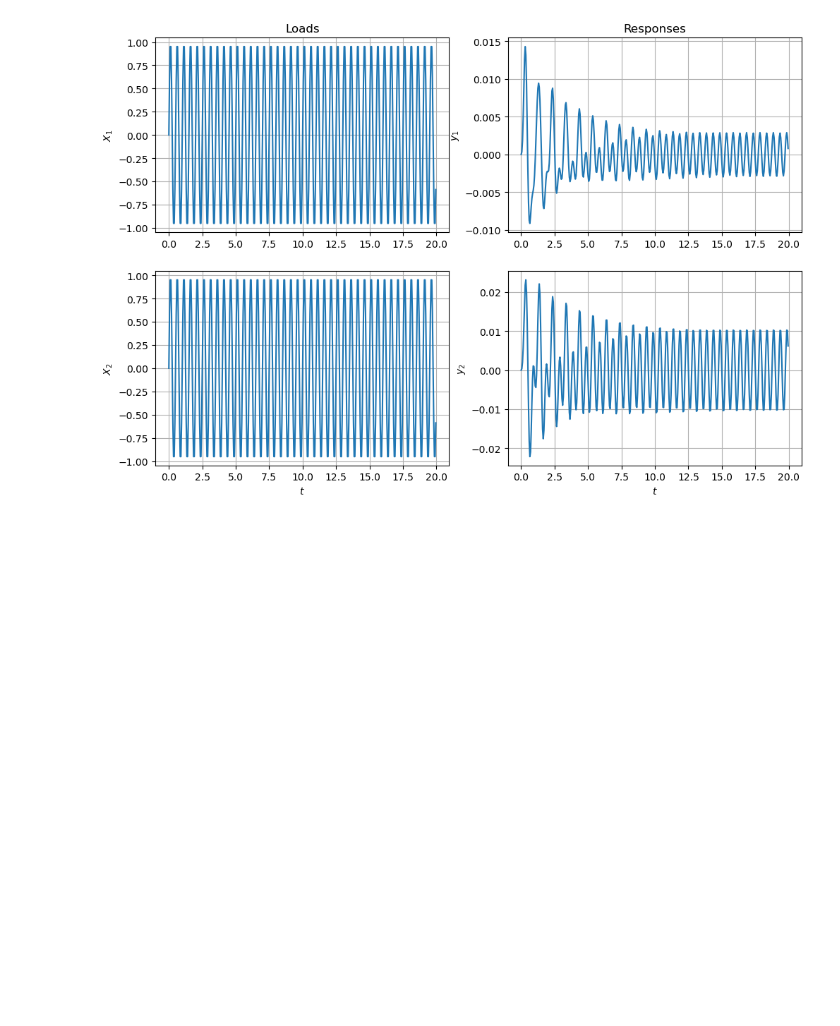
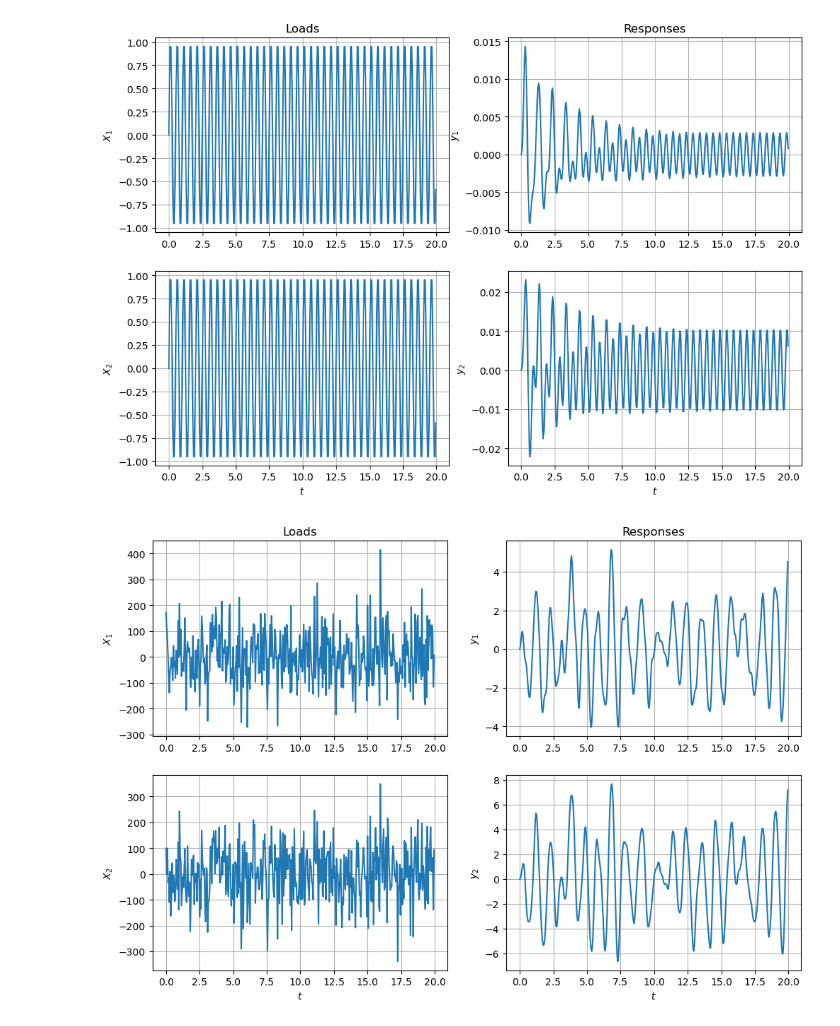
Before and after one commit to akselfenerci/TKT4108StructuralDynamics2, a Jupyter notebook: python/jupyterNotebooks/mdof_example.ipynb, the cells around one changed output. Drawn from its saved outputs; the diff is of its cells as text; code cells hidden in the pictures; blank space fills up the shorter version.

Commit message:
correlation

```diff
--- a/python/jupyterNotebooks/mdof_example.ipynb
+++ b/python/jupyterNotebooks/mdof_example.ipynb
@@ -73,3 +73,45 @@ axs[1,1].set_xlabel('$t$')
 axs[1,1].grid(True)
 # %% [output]
 [figure]
+# %%
+# Now, stochastic
+
+
+rho_X1_X2 = 0.8 # Load correlation coefficient
+stdX1 = 100.0 # Standard deviation X1
+stdX2 = 100.0 # Standard deviation X2
+
+covmX = np.array(([[stdX1**2, rho_X1_X2*stdX1*stdX2], [rho_X1_X2*stdX1*stdX2, stdX2**2]])) # Covariance matrix of the loads
+lam,v = spla.eig(covmX) #Solve eigenvalue problem using scipy
+covmX_modal = np.matmul(np.matmul(v.T,covmX),v) # Transform covariance matrix to uncorrelated space
+
+U = np.vstack((np.random.normal(0, covmX_modal[0,0]**0.5, t.shape[0]),np.random.normal(0, covmX_modal[1,1]**0.5, t.shape[0])))
+X = np.matmul(v,U) # Transform to correlated space
+
+y, ydot, y2dot = linear_newmark_krenk(MM,CC,KK,X,u0,udot0,h,gamma,beta)
+
+# Plot stochastic dynamic load and response
+cm = 1/2.54  # centimeters in inches
+fig, axs = plt.subplots(2,2,figsize=(30*cm, 20*cm))
+axs[0,0].plot(t, X[0,:])
+axs[0,0].set_ylabel('$X_1$')
+axs[0,0].set_title('Loads')
+axs[0,0].grid(True)
+
+axs[1,0].plot(t, X[1,:])
+axs[1,0].set_ylabel('$X_2$')
+axs[1,0].set_xlabel('$t$')
+axs[1,0].grid(True)
+
+
+axs[0,1].plot(t, y[0,:])
+axs[0,1].set_ylabel('$y_1$')
+axs[0,1].set_title('Responses')
+axs[0,1].grid(True)
+
+axs[1,1].plot(t, y[1,:])
+axs[1,1].set_ylabel('$y_2$')
+axs[1,1].set_xlabel('$t$')
+axs[1,1].grid(True)
+# %% [output]
+[figure, added]
```
Also changed, not shown: parts of 2 cells of this notebook.
